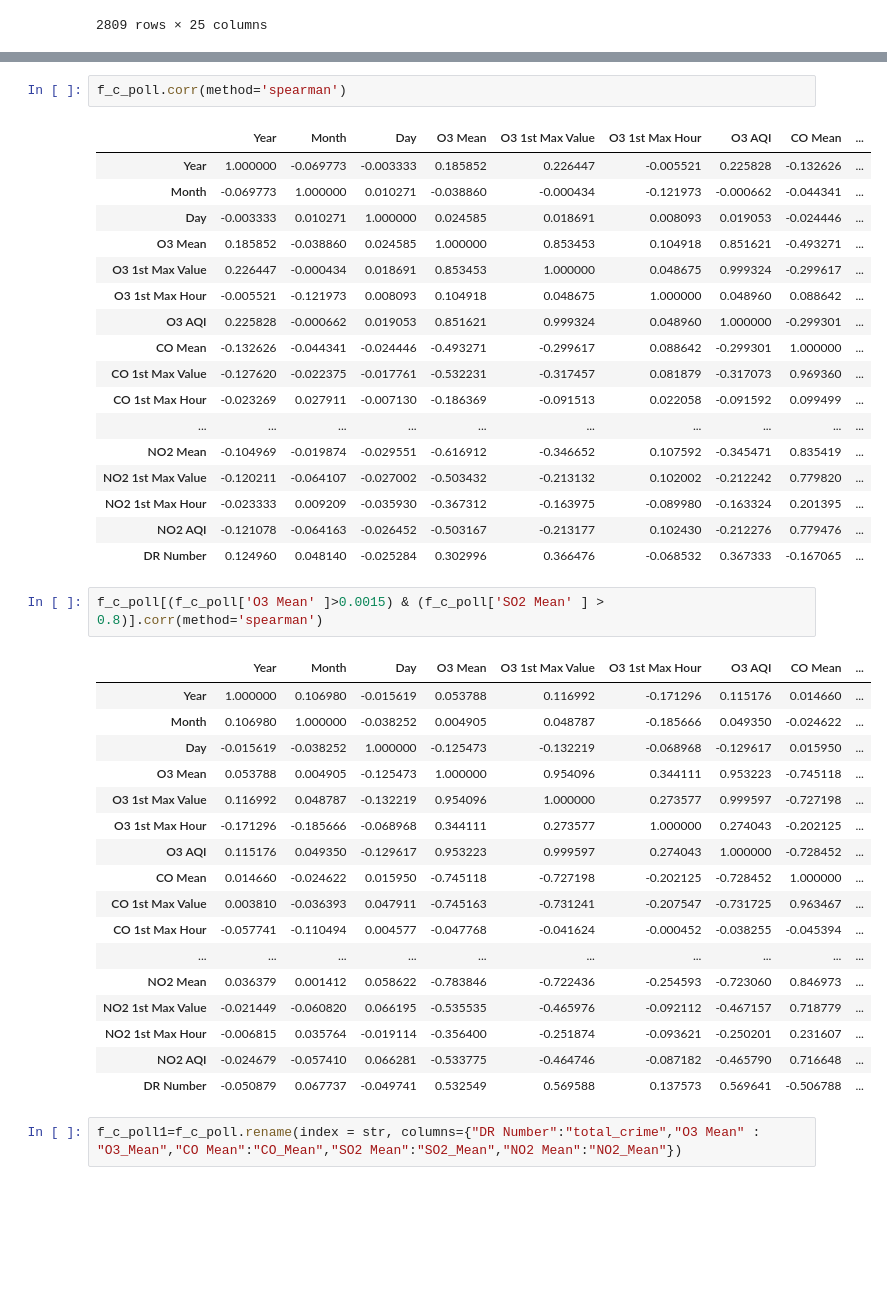
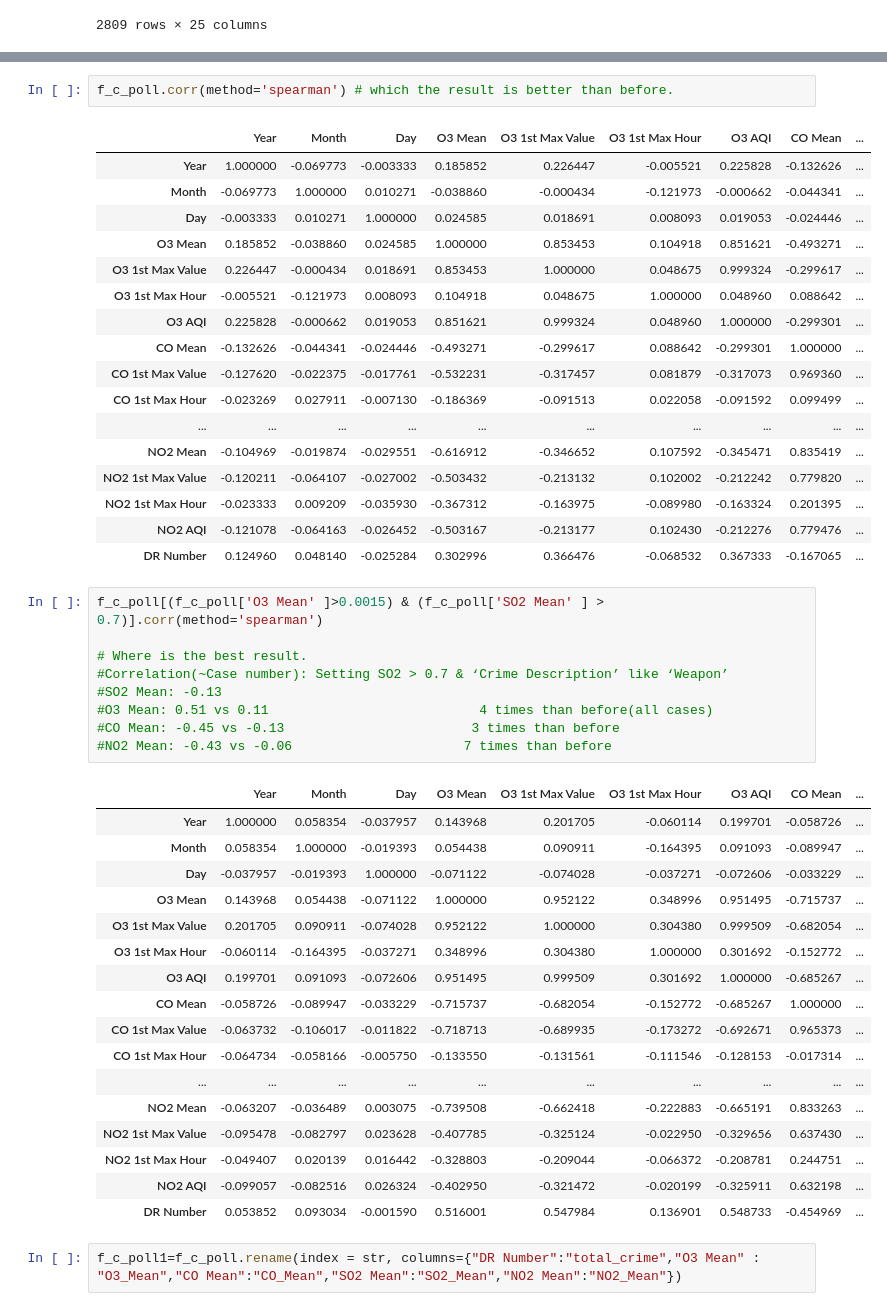
Before and after one commit to WangJiaJun515/2022Spring_Finals, a Jupyter notebook: crime_pollution_corr.ipynb, the cells around one changed output, grey strips where cells are left out. Saved outputs shown, nothing was run; the diff lists cells and outputs as text; blank space fills up the shorter version.

```diff
--- a/crime_pollution_corr.ipynb
+++ b/crime_pollution_corr.ipynb
@@ -396,5 +357,5 @@ f_c_poll.corr(method='pearson')
 # %%
-f_c_poll.corr(method='spearman')
+f_c_poll.corr(method='spearman') # which the result is better than before.
 # %% [output]
 |  | Year | Month | Day | O3 Mean | O3 1st Max Value | O3 1st Max Hour | O3 AQI | CO Mean | ... |
 | Year | 1.000000 | -0.069773 | -0.003333 | 0.185852 | 0.226447 | -0.005521 | 0.225828 | -0.132626 | ... |
@@ -414,25 +375,32 @@ f_c_poll.corr(method='spearman')
 | NO2 AQI | -0.121078 | -0.064163 | -0.026452 | -0.503167 | -0.213177 | 0.102430 | -0.212276 | 0.779476 | ... |
 | DR Number | 0.124960 | 0.048140 | -0.025284 | 0.302996 | 0.366476 | -0.068532 | 0.367333 | -0.167065 | ... |
 # %%
-f_c_poll[(f_c_poll['O3 Mean' ]>0.0015) & (f_c_poll['SO2 Mean' ] > 0.8)].corr(method='spearman')
+f_c_poll[(f_c_poll['O3 Mean' ]>0.0015) & (f_c_poll['SO2 Mean' ] > 0.7)].corr(method='spearman')
+
+# Where is the best result.
+#Correlation(~Case number): Setting SO2 > 0.7 & ‘Crime Description’ like ‘Weapon’
+#SO2 Mean: -0.13
+#O3 Mean: 0.51 vs 0.11                           4 times than before(all cases)
+#CO Mean: -0.45 vs -0.13                        3 times than before
+#NO2 Mean: -0.43 vs -0.06                      7 times than before
 # %% [output]
 |  | Year | Month | Day | O3 Mean | O3 1st Max Value | O3 1st Max Hour | O3 AQI | CO Mean | ... |
-| Year | 1.000000 | 0.106980 | -0.015619 | 0.053788 | 0.116992 | -0.171296 | 0.115176 | 0.014660 | ... |
-| Month | 0.106980 | 1.000000 | -0.038252 | 0.004905 | 0.048787 | -0.185666 | 0.049350 | -0.024622 | ... |
-| Day | -0.015619 | -0.038252 | 1.000000 | -0.125473 | -0.132219 | -0.068968 | -0.129617 | 0.015950 | ... |
-| O3 Mean | 0.053788 | 0.004905 | -0.125473 | 1.000000 | 0.954096 | 0.344111 | 0.953223 | -0.745118 | ... |
-| O3 1st Max Value | 0.116992 | 0.048787 | -0.132219 | 0.954096 | 1.000000 | 0.273577 | 0.999597 | -0.727198 | ... |
-| O3 1st Max Hour | -0.171296 | -0.185666 | -0.068968 | 0.344111 | 0.273577 | 1.000000 | 0.274043 | -0.202125 | ... |
-| O3 AQI | 0.115176 | 0.049350 | -0.129617 | 0.953223 | 0.999597 | 0.274043 | 1.000000 | -0.728452 | ... |
-| CO Mean | 0.014660 | -0.024622 | 0.015950 | -0.745118 | -0.727198 | -0.202125 | -0.728452 | 1.000000 | ... |
-| CO 1st Max Value | 0.003810 | -0.036393 | 0.047911 | -0.745163 | -0.731241 | -0.207547 | -0.731725 | 0.963467 | ... |
-| CO 1st Max Hour | -0.057741 | -0.110494 | 0.004577 | -0.047768 | -0.041624 | -0.000452 | -0.038255 | -0.045394 | ... |
+| Year | 1.000000 | 0.058354 | -0.037957 | 0.143968 | 0.201705 | -0.060114 | 0.199701 | -0.058726 | ... |
+| Month | 0.058354 | 1.000000 | -0.019393 | 0.054438 | 0.090911 | -0.164395 | 0.091093 | -0.089947 | ... |
+| Day | -0.037957 | -0.019393 | 1.000000 | -0.071122 | -0.074028 | -0.037271 | -0.072606 | -0.033229 | ... |
+| O3 Mean | 0.143968 | 0.054438 | -0.071122 | 1.000000 | 0.952122 | 0.348996 | 0.951495 | -0.715737 | ... |
+| O3 1st Max Value | 0.201705 | 0.090911 | -0.074028 | 0.952122 | 1.000000 | 0.304380 | 0.999509 | -0.682054 | ... |
+| O3 1st Max Hour | -0.060114 | -0.164395 | -0.037271 | 0.348996 | 0.304380 | 1.000000 | 0.301692 | -0.152772 | ... |
+| O3 AQI | 0.199701 | 0.091093 | -0.072606 | 0.951495 | 0.999509 | 0.301692 | 1.000000 | -0.685267 | ... |
+| CO Mean | -0.058726 | -0.089947 | -0.033229 | -0.715737 | -0.682054 | -0.152772 | -0.685267 | 1.000000 | ... |
+| CO 1st Max Value | -0.063732 | -0.106017 | -0.011822 | -0.718713 | -0.689935 | -0.173272 | -0.692671 | 0.965373 | ... |
+| CO 1st Max Hour | -0.064734 | -0.058166 | -0.005750 | -0.133550 | -0.131561 | -0.111546 | -0.128153 | -0.017314 | ... |
 | ... | ... | ... | ... | ... | ... | ... | ... | ... | ... |
-| NO2 Mean | 0.036379 | 0.001412 | 0.058622 | -0.783846 | -0.722436 | -0.254593 | -0.723060 | 0.846973 | ... |
-| NO2 1st Max Value | -0.021449 | -0.060820 | 0.066195 | -0.535535 | -0.465976 | -0.092112 | -0.467157 | 0.718779 | ... |
-| NO2 1st Max Hour | -0.006815 | 0.035764 | -0.019114 | -0.356400 | -0.251874 | -0.093621 | -0.250201 | 0.231607 | ... |
-| NO2 AQI | -0.024679 | -0.057410 | 0.066281 | -0.533775 | -0.464746 | -0.087182 | -0.465790 | 0.716648 | ... |
-| DR Number | -0.050879 | 0.067737 | -0.049741 | 0.532549 | 0.569588 | 0.137573 | 0.569641 | -0.506788 | ... |
+| NO2 Mean | -0.063207 | -0.036489 | 0.003075 | -0.739508 | -0.662418 | -0.222883 | -0.665191 | 0.833263 | ... |
+| NO2 1st Max Value | -0.095478 | -0.082797 | 0.023628 | -0.407785 | -0.325124 | -0.022950 | -0.329656 | 0.637430 | ... |
+| NO2 1st Max Hour | -0.049407 | 0.020139 | 0.016442 | -0.328803 | -0.209044 | -0.066372 | -0.208781 | 0.244751 | ... |
+| NO2 AQI | -0.099057 | -0.082516 | 0.026324 | -0.402950 | -0.321472 | -0.020199 | -0.325911 | 0.632198 | ... |
+| DR Number | 0.053852 | 0.093034 | -0.001590 | 0.516001 | 0.547984 | 0.136901 | 0.548733 | -0.454969 | ... |
 # %%
 f_c_poll1=f_c_poll.rename(index = str, columns={"DR Number":"total_crime","O3 Mean" : "O3_Mean","CO Mean":"CO_Mean","SO2 Mean":"SO2_Mean","NO2 Mean":"NO2_Mean"})
 # %%
```
Also changed, not shown: parts of 20 cells of this notebook, 1 other file.
